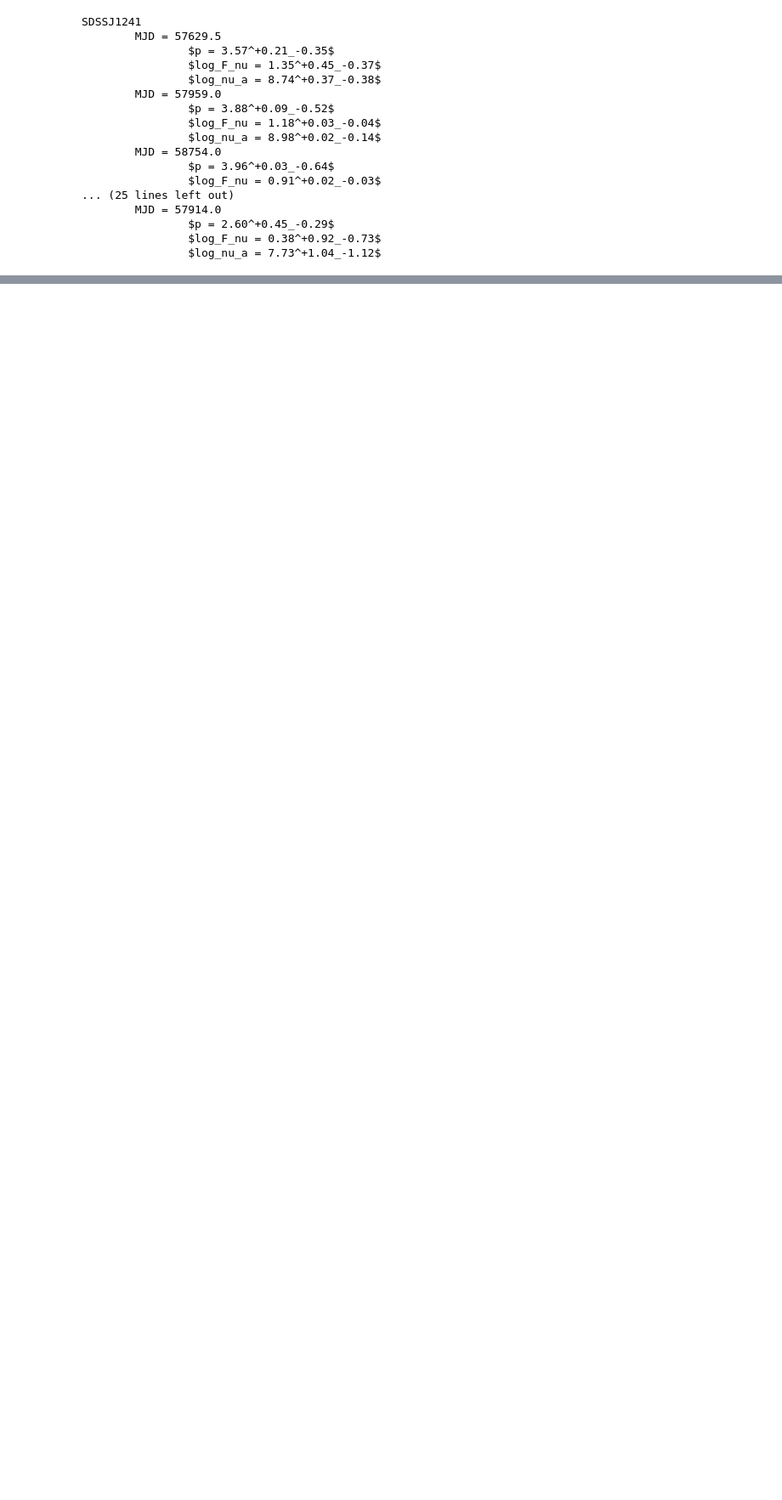
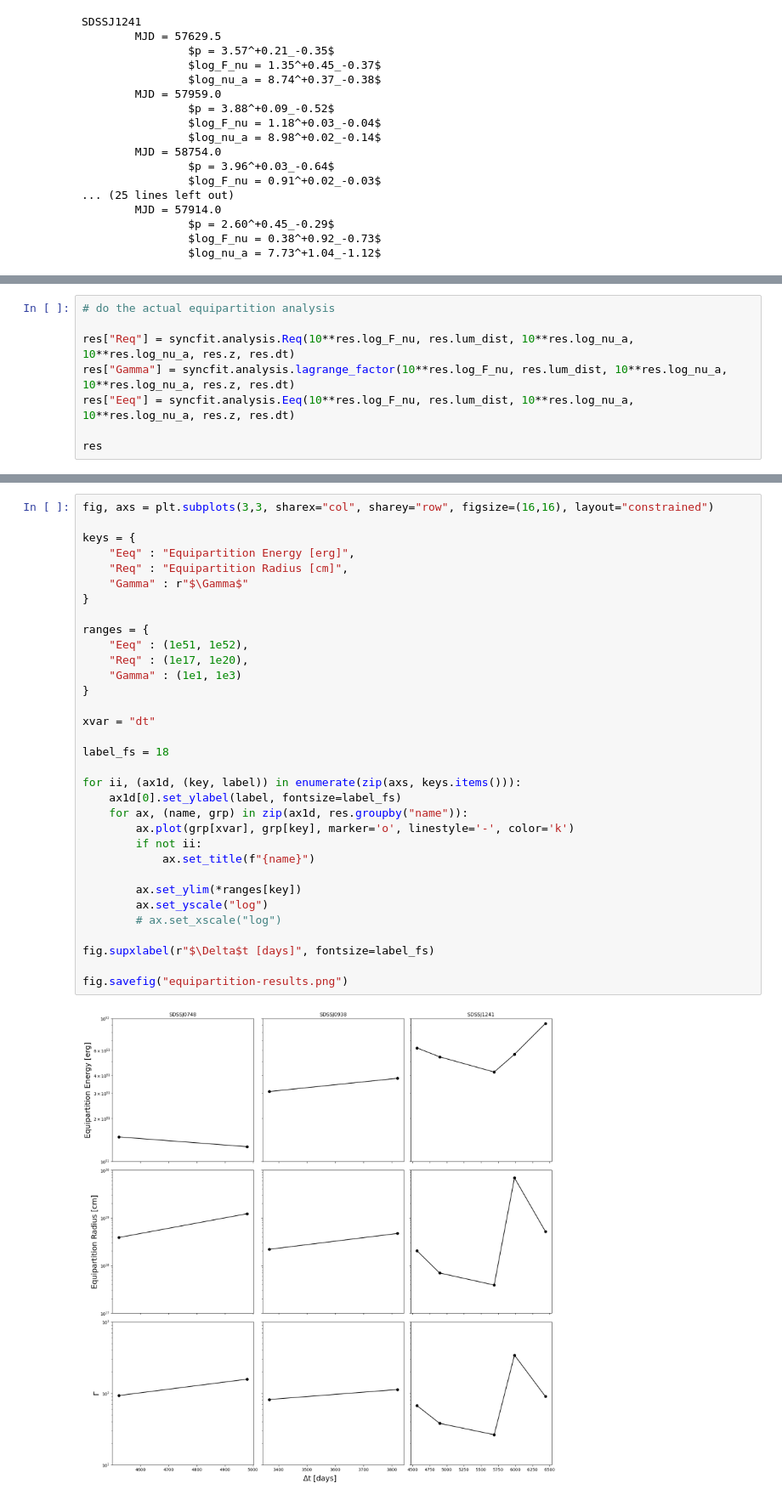
Before and after one commit to noahfranz13/radio-ecle, a Jupyter notebook: radio-model-analysis.ipynb, the cells around one changed output, grey strips where cells are left out. Shown at 85% size. Drawn from its saved outputs; the diff is of its cells as text; blank space fills up the shorter version.

Commit message:
do some preliminary equipartition analysis

```diff
--- a/radio-model-analysis.ipynb
+++ b/radio-model-analysis.ipynb
@@ -99,3 +146,11 @@ res
 | 6 | SDSSJ0938 | 57912.0 | 3.086663 | 0.157781 | 0.135965 | 1.198764 | 0.534909 | 0.238301 | 8.436692 | ... |
 | 7 | SDSSJ0748 | 57458.0 | 2.805552 | 0.631945 | 0.479167 | 0.496527 | 0.965694 | 0.839391 | 8.147339 | ... |
 | 8 | SDSSJ0748 | 57914.0 | 2.600990 | 0.445123 | 0.286097 | 0.378762 | 0.921655 | 0.731863 | 7.727498 | ... |
+# %%
+# do the actual equipartition analysis
+
+res["Req"] = syncfit.analysis.Req(10**res.log_F_nu, res.lum_dist, 10**res.log_nu_a, 10**res.log_nu_a, res.z, res.dt)
+res["Gamma"] = syncfit.analysis.lagrange_factor(10**res.log_F_nu, res.lum_dist, 10**res.log_nu_a, 10**res.log_nu_a, res.z, res.dt)
+res["Eeq"] = syncfit.analysis.Eeq(10**res.log_F_nu, res.lum_dist, 10**res.log_nu_a, 10**res.log_nu_a, res.z, res.dt)
+
+res
@@ -101,0 +168,35 @@ res
+# %%
+fig, axs = plt.subplots(3,3, sharex="col", sharey="row", figsize=(16,16), layout="constrained")
+
+keys = {
+    "Eeq" : "Equipartition Energy [erg]",
+    "Req" : "Equipartition Radius [cm]",
+    "Gamma" : r"$\Gamma$"
+}
+
+ranges = {
+    "Eeq" : (1e51, 1e52),
+    "Req" : (1e17, 1e20),
+    "Gamma" : (1e1, 1e3)
+}
+
+xvar = "dt"
+
+label_fs = 18
+
+for ii, (ax1d, (key, label)) in enumerate(zip(axs, keys.items())):
+    ax1d[0].set_ylabel(label, fontsize=label_fs)
+    for ax, (name, grp) in zip(ax1d, res.groupby("name")):
+        ax.plot(grp[xvar], grp[key], marker='o', linestyle='-', color='k')
+        if not ii:
+            ax.set_title(f"{name}")
+
+        ax.set_ylim(*ranges[key])
+        ax.set_yscale("log")
+        # ax.set_xscale("log")
+
+fig.supxlabel(r"$\Delta$t [days]", fontsize=label_fs)
+
+fig.savefig("equipartition-results.png")
+# %% [output]
+[figure, added]
```
Also changed, not shown: parts of 4 cells of this notebook, 2 other files.
